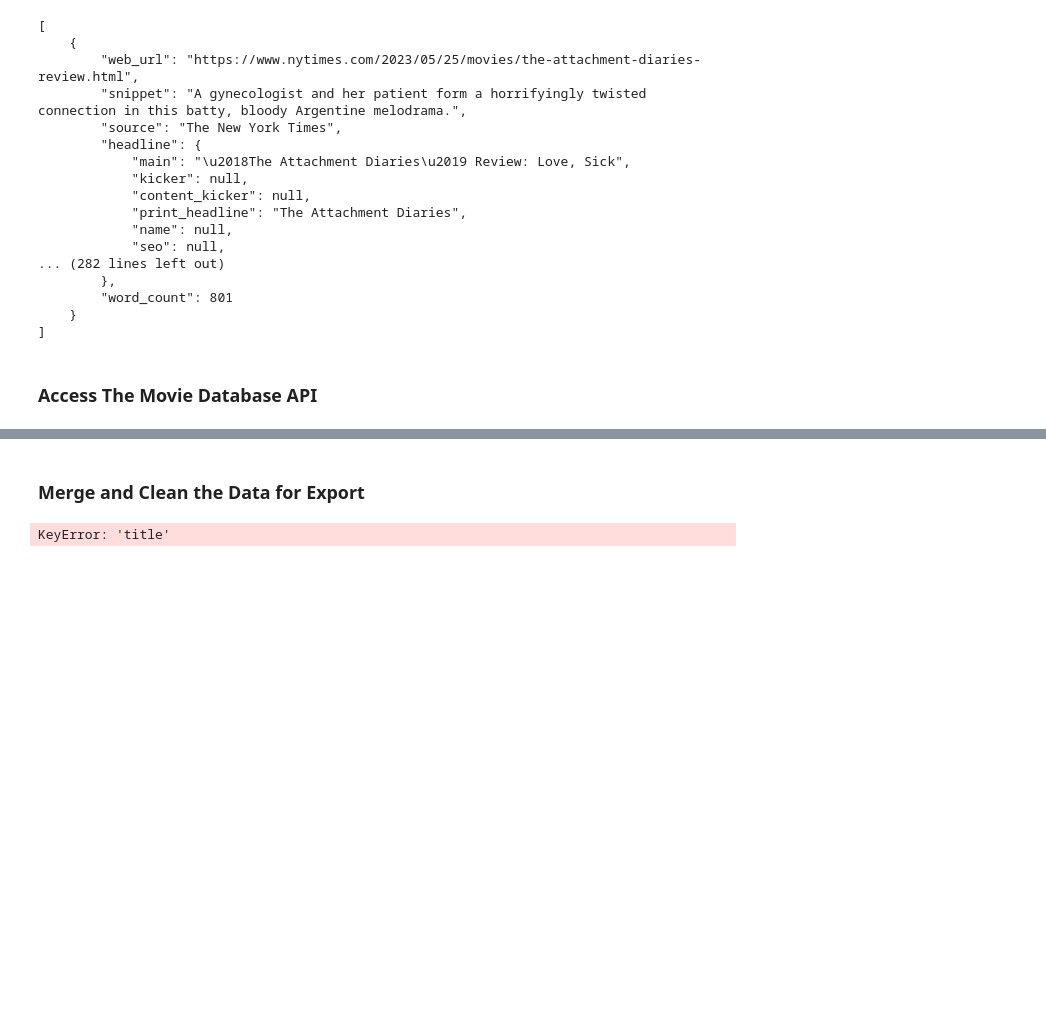
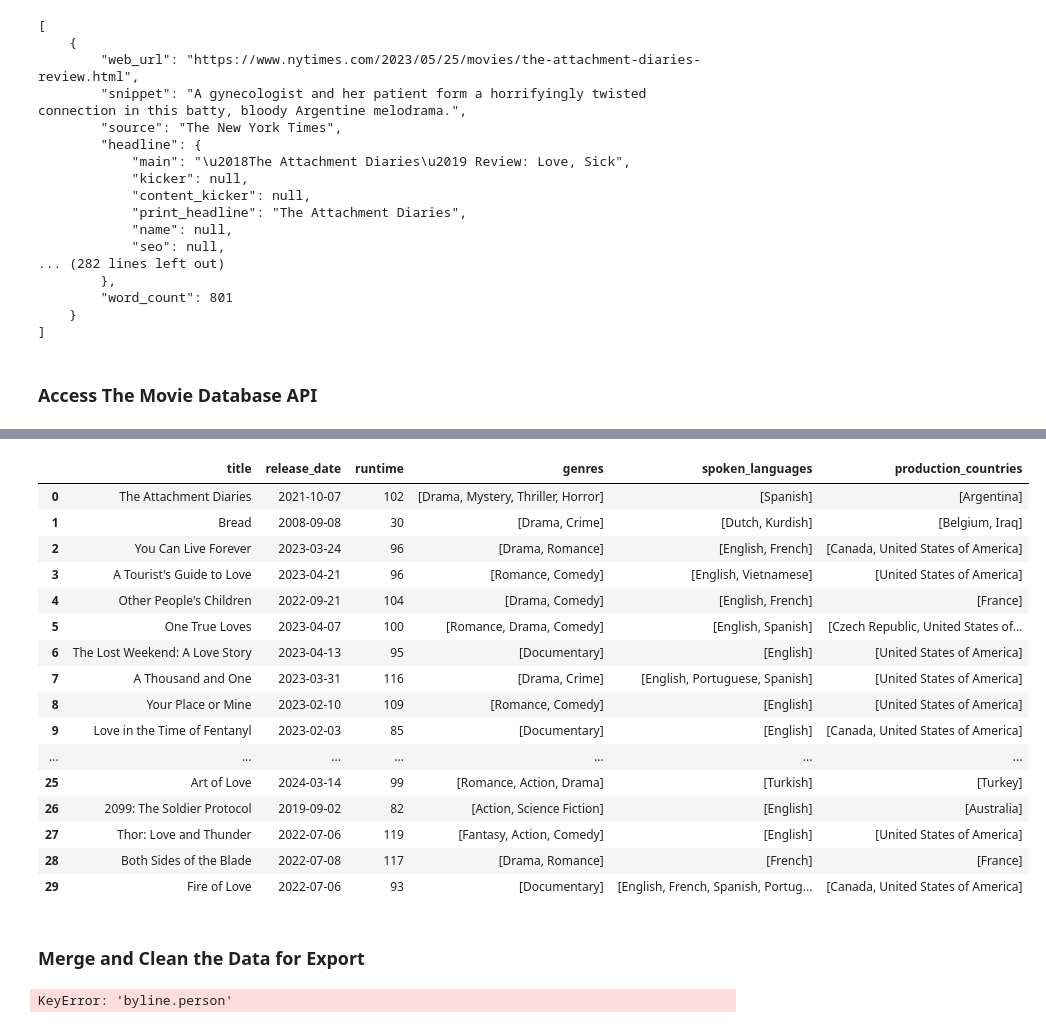
Before and after one commit to Buford4/data-sourcing-challenge, a Jupyter notebook: retrieve_movie_data.ipynb, the cells around one changed output, grey strips where cells are left out. Drawn from its saved outputs; the diff is of its cells as text; code cells hidden in the pictures; blank space fills up the shorter version.

```diff
--- a/retrieve_movie_data.ipynb
+++ b/retrieve_movie_data.ipynb
@@ -233,30 +253,44 @@ print(json.dumps(tmdb_movies_list[:5], indent=4))
 # %%
 # Convert the results to a DataFrame
 tmdb_df = pd.DataFrame(tmdb_movies_list)
+tmdb_df
+# %% [output]
+|  | title | release_date | runtime | genres | spoken_languages | production_countries |
+| 0 | The Attachment Diaries | 2021-10-07 | 102 | [Drama, Mystery, Thriller, Horror] | [Spanish] | [Argentina] |
+| 1 | Bread | 2008-09-08 | 30 | [Drama, Crime] | [Dutch, Kurdish] | [Belgium, Iraq] |
+| 2 | You Can Live Forever | 2023-03-24 | 96 | [Drama, Romance] | [English, French] | [Canada, United States of America] |
+| 3 | A Tourist's Guide to Love | 2023-04-21 | 96 | [Romance, Comedy] | [English, Vietnamese] | [United States of America] |
+| 4 | Other People's Children | 2022-09-21 | 104 | [Drama, Comedy] | [English, French] | [France] |
+| 5 | One True Loves | 2023-04-07 | 100 | [Romance, Drama, Comedy] | [English, Spanish] | [Czech Republic, United States of... |
+| 6 | The Lost Weekend: A Love Story | 2023-04-13 | 95 | [Documentary] | [English] | [United States of America] |
+| 7 | A Thousand and One | 2023-03-31 | 116 | [Drama, Crime] | [English, Portuguese, Spanish] | [United States of America] |
+| 8 | Your Place or Mine | 2023-02-10 | 109 | [Romance, Comedy] | [English] | [United States of America] |
+| 9 | Love in the Time of Fentanyl | 2023-02-03 | 85 | [Documentary] | [English] | [Canada, United States of America] |
+| ... | ... | ... | ... | ... | ... | ... |
+| 25 | Art of Love | 2024-03-14 | 99 | [Romance, Action, Drama] | [Turkish] | [Turkey] |
+| 26 | 2099: The Soldier Protocol | 2019-09-02 | 82 | [Action, Science Fiction] | [English] | [Australia] |
+| 27 | Thor: Love and Thunder | 2022-07-06 | 119 | [Fantasy, Action, Comedy] | [English] | [United States of America] |
+| 28 | Both Sides of the Blade | 2022-07-08 | 117 | [Drama, Romance] | [French] | [France] |
+| 29 | Fire of Love | 2022-07-06 | 93 | [Documentary] | [English, French, Spanish, Portug... | [Canada, United States of America] |
 # %% [markdown]
 ### Merge and Clean the Data for Export
 # %%
 # Merge the New York Times reviews and TMDB DataFrames on title
-merged_df = pd.merge(df, tmdb_df, on="title")
+merged_df = pd.merge(df, tmdb_df, on="title", how="left")
-# %% [output]
-KeyError: 'title'
 # %%
 # Remove list brackets and quotation marks on the columns containing lists
 # Create a list of the columns that need fixing
-columns_to_fix = ['genres', 'languages', 'countries']
-
-
+columns_to_fix = ["genres", "spoken_languages", "production_countries", "keywords", "byline.person", "source"]
 
 # Create a list of characters to remove
 characters_to_remove = ["[", "]", "'"]
-
-
 
 # Loop through the list of columns to fix
 for column in columns_to_fix:
 
     # Convert the column to type 'str'
     merged_df[column] = merged_df[column].astype(str)
+
 
 
 
@@ -268,5 +302,8 @@ for column in columns_to_fix:
 
 
 
+
 # Display the fixed DataFrame
-merged_df.head()
+merged_df
+# %% [output]
+KeyError: 'byline.person'
```
Also changed, not shown: parts of 9 cells of this notebook.
